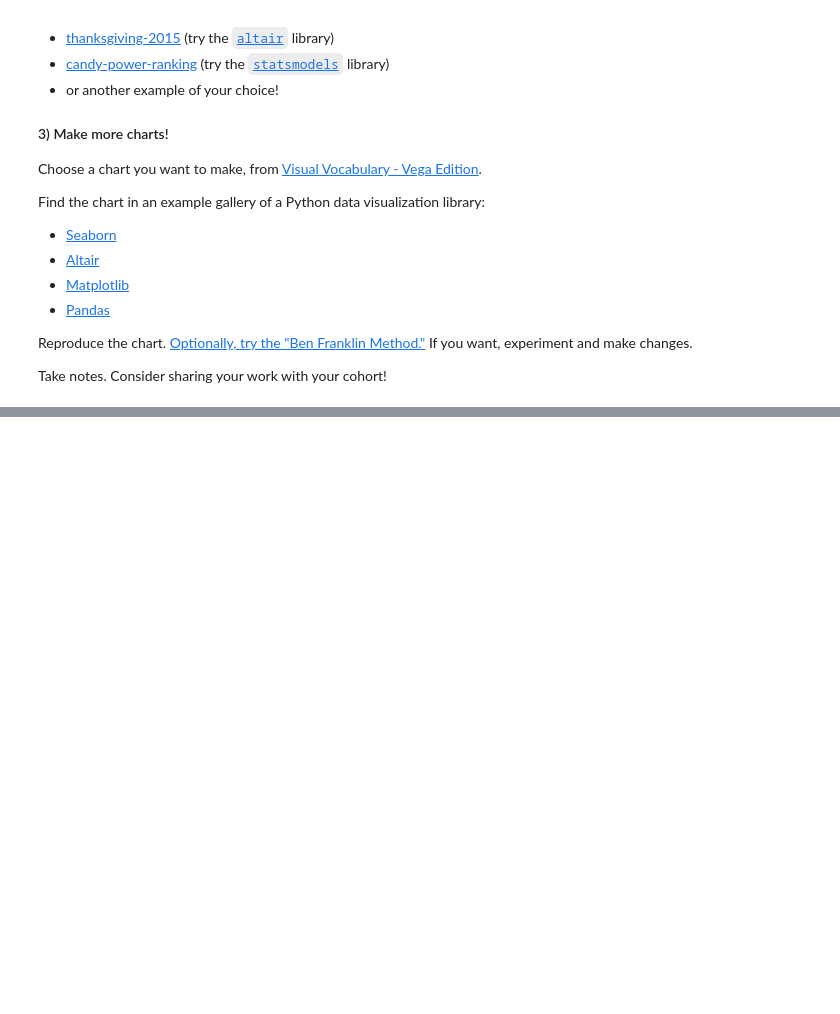
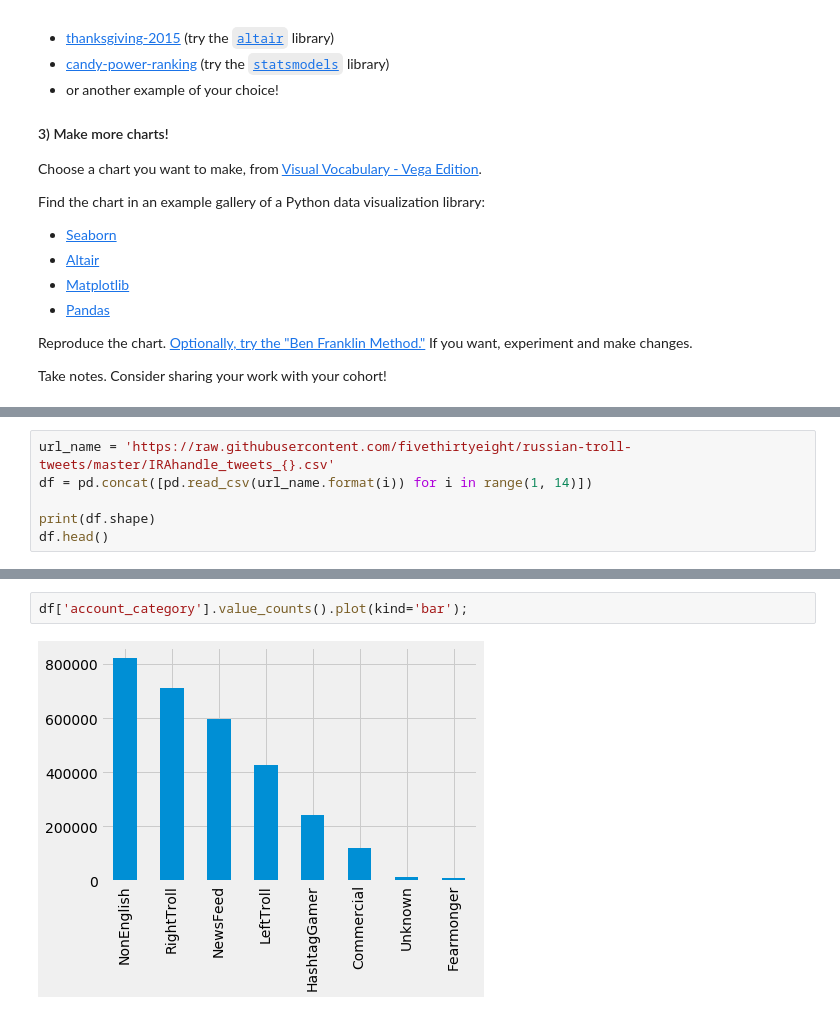
Before and after one commit to adamlutzz/DS-Unit-1-Sprint-2-Data-Wrangling-and-Storytelling, a Jupyter notebook: module3-make-explanatory-visualizations/LS_DS_123_Make_Explanatory_Visualizations.ipynb, the cells around one changed output, grey strips where cells are left out. Drawn from its saved outputs; the diff is of its cells as text; blank space fills up the shorter version.

Commit message:
Cannot Format Plots sad emoji

```diff
--- a/module3-make-explanatory-visualizations/LS_DS_123_Make_Explanatory_Visualizations.ipynb
+++ b/module3-make-explanatory-visualizations/LS_DS_123_Make_Explanatory_Visualizations.ipynb
@@ -642,0 +675,6 @@ Take notes. Consider sharing your work with your cohort!
+# %%
+url_name = 'https://raw.githubusercontent.com/fivethirtyeight/russian-troll-tweets/master/IRAhandle_tweets_{}.csv'
+df = pd.concat([pd.read_csv(url_name.format(i)) for i in range(1, 14)])
+
+print(df.shape)
+df.head()
@@ -642,0 +758,4 @@ Take notes. Consider sharing your work with your cohort!
+# %%
+df['account_category'].value_counts().plot(kind='bar');
+# %% [output]
+[figure, added]
```
Also changed, not shown: parts of 25 cells of this notebook.
